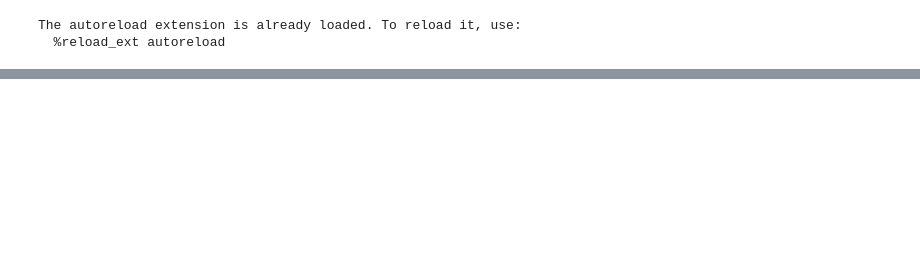
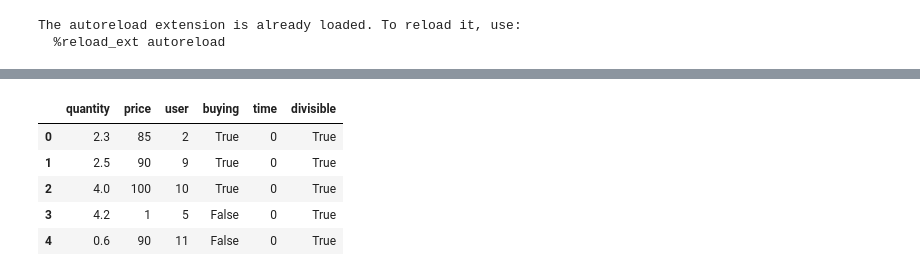
Before and after one commit to kiedanski/pymarket, a Jupyter notebook: Untitled.ipynb, the cells around one changed output, grey strips where cells are left out. Drawn from its saved outputs; the diff is of its cells as text; code cells hidden in the pictures; blank space fills up the shorter version.

```diff
--- a/Untitled.ipynb
+++ b/Untitled.ipynb
@@ -125,0 +62,9 @@ IndexError: single positional indexer is out-of-bounds
+# %%
+df_
+# %% [output]
+|  | quantity | price | user | buying | time | divisible |
+| 0 | 2.3 | 85 | 2 | True | 0 | True |
+| 1 | 2.5 | 90 | 9 | True | 0 | True |
+| 2 | 4.0 | 100 | 10 | True | 0 | True |
+| 3 | 4.2 | 1 | 5 | False | 0 | True |
+| 4 | 0.6 | 90 | 11 | False | 0 | True |
```
Also changed, not shown: parts of 42 cells of this notebook, 7 other files.
